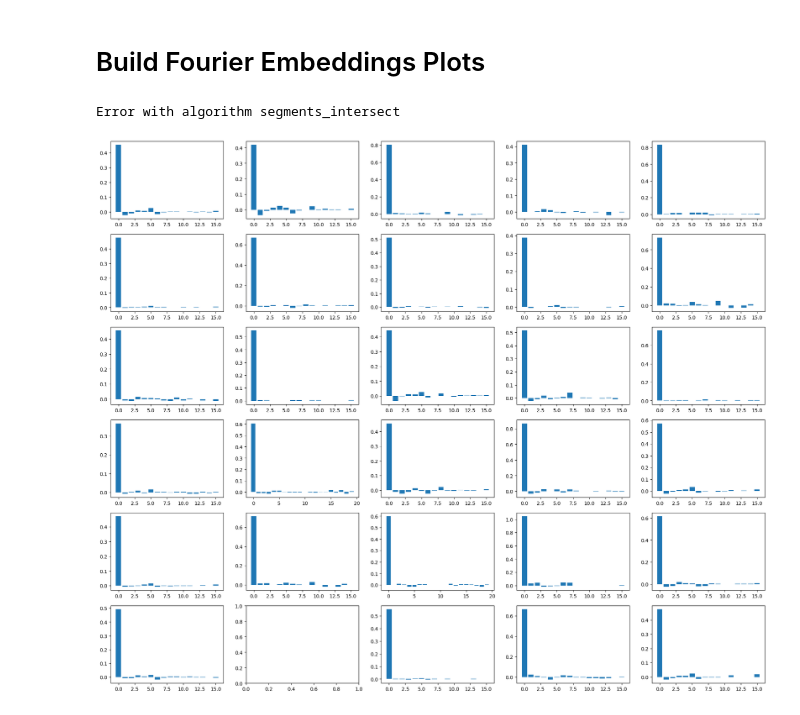
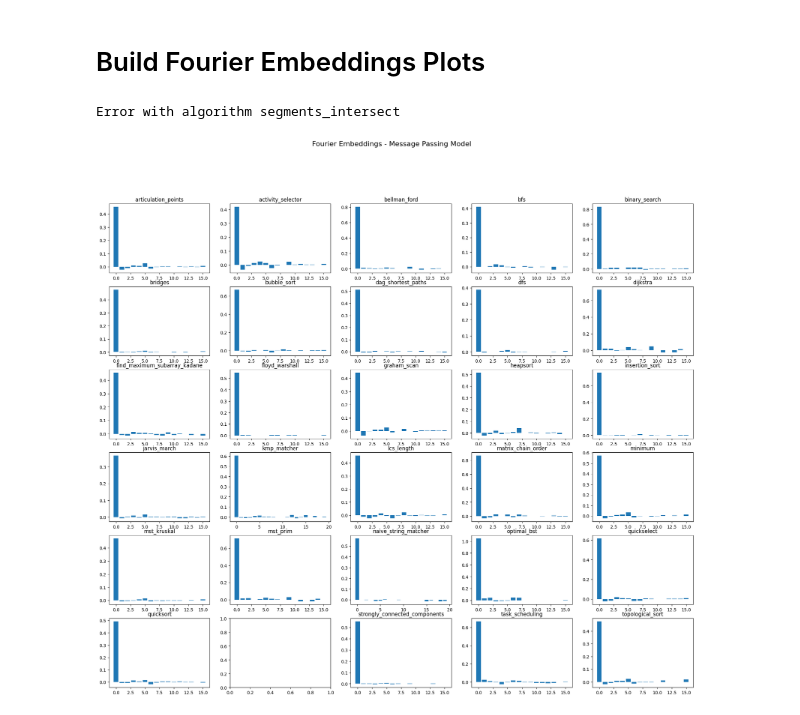
Before and after one commit to ronaldalbrt/algo_reasoning, a Jupyter notebook: notebooks/fourier_features_comparison.ipynb, the cells around one changed output. Saved outputs shown, nothing was run; the diff lists cells and outputs as text; code cells hidden in the pictures.

```diff
--- a/notebooks/fourier_features_comparison.ipynb
+++ b/notebooks/fourier_features_comparison.ipynb
@@ -140,34 +140,37 @@ fourier_embeddings_spectral, eigenvectors_spectral, eigenvalues_spectral = fouri
 # %%
 import matplotlib.pyplot as plt
 from algo_reasoning.src.specs import CLRS_30_ALGS
 
 hint_step = 0
 batch_idx = -1
 rows, columns = 6, 5
 
 fig, axs = plt.subplots(rows, columns, figsize = (24, 20))
+
+fig.suptitle('Fourier Embeddings - Message Passing Model', fontsize=16)
 
 for i, algorithm in enumerate(CLRS_30_ALGS):
     row, column = i//columns, i % columns
     ax = axs[row, column]
 
     try:
         ds = CLRSDataset([algorithm], nb_nodes, batch_size, 1000, seed=7, algorithms_args=algorithm_args)
         mpnn_model, _ = load_models([algorithm])
 
         obj = next(iter(ds)).to(device=device)
 
         embeddings = mpnn_model(obj).hidden_embeddings
         fourier_embeddings = calculate_fourier_embeddings(embeddings, obj, batch_size, obj.inputs.pos.size(-1), algorithm, hint_step=hint_step, mpnn=True)
 
         plot_data = torch.mean(fourier_embeddings, dim=-1)
 
+        ax.set_title(algorithm)
         ax.bar(x=[i for i in range(obj.inputs.pos.size(-1))], height=plot_data[batch_idx].detach().cpu().numpy())
     except:
         print(f"Error with algorithm {algorithm}")
 # %% [output]
 Error with algorithm segments_intersect
-[figure, old version]
+[figure, new version]
 # %%
 import matplotlib.pyplot as plt
 from algo_reasoning.src.specs import CLRS_30_ALGS
```
Also changed, not shown: parts of 5 cells of this notebook.
